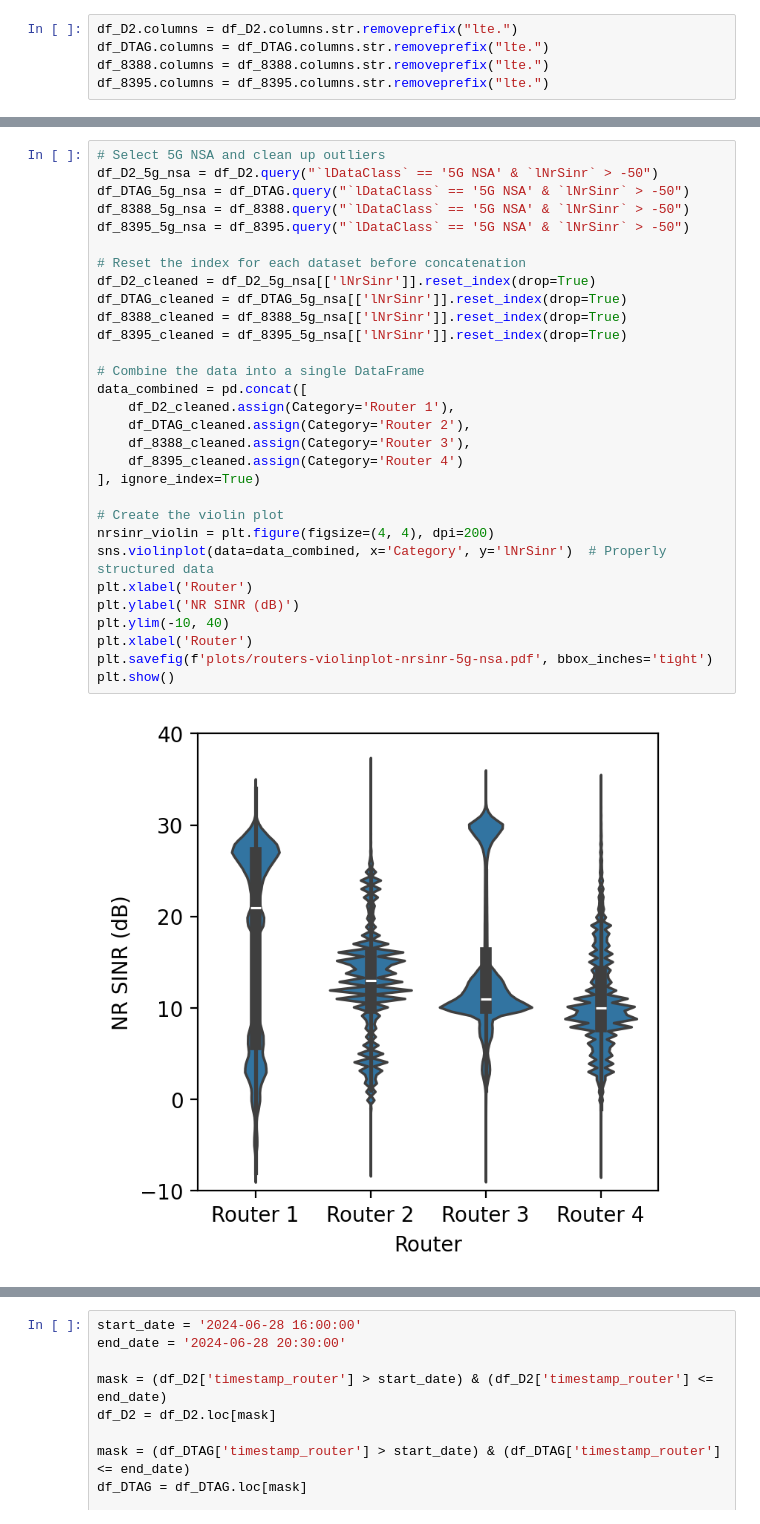
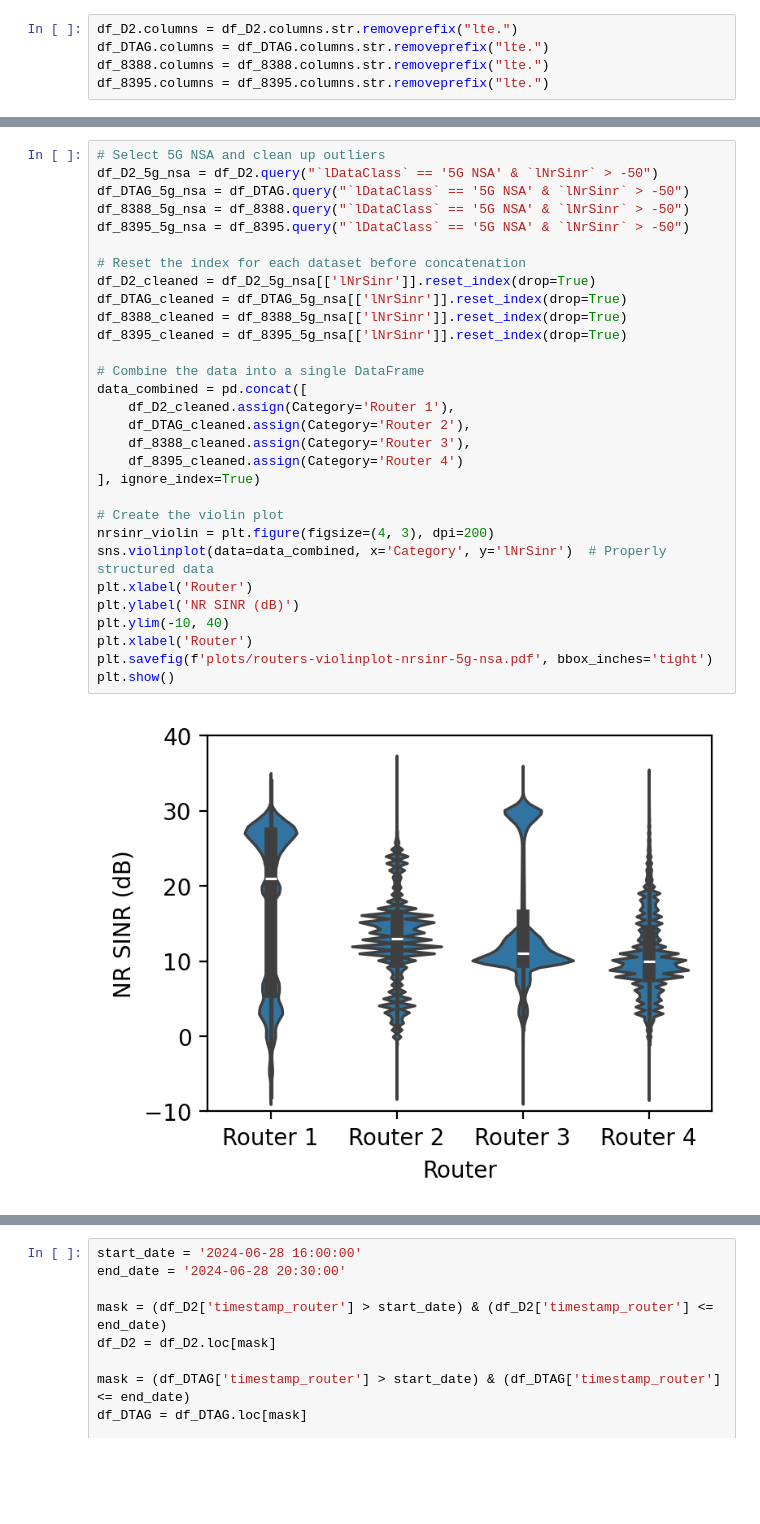
Before and after one commit to ds-kiel/Fjord5G, a Jupyter notebook: analysis-violin-plots.ipynb, the cells around one changed output, grey strips where cells are left out. Saved outputs shown, nothing was run; the diff lists cells and outputs as text; blank space fills up the shorter version.

```diff
--- a/analysis-violin-plots.ipynb
+++ b/analysis-violin-plots.ipynb
@@ -143,35 +143,35 @@ plt.show()
 # %%
 # Select 5G NSA and clean up outliers
 df_D2_5g_nsa = df_D2.query("`lDataClass` == '5G NSA' & `lNrSinr` > -50")
 df_DTAG_5g_nsa = df_DTAG.query("`lDataClass` == '5G NSA' & `lNrSinr` > -50")
 df_8388_5g_nsa = df_8388.query("`lDataClass` == '5G NSA' & `lNrSinr` > -50")
 df_8395_5g_nsa = df_8395.query("`lDataClass` == '5G NSA' & `lNrSinr` > -50")
 
 # Reset the index for each dataset before concatenation
 df_D2_cleaned = df_D2_5g_nsa[['lNrSinr']].reset_index(drop=True)
 df_DTAG_cleaned = df_DTAG_5g_nsa[['lNrSinr']].reset_index(drop=True)
 df_8388_cleaned = df_8388_5g_nsa[['lNrSinr']].reset_index(drop=True)
 df_8395_cleaned = df_8395_5g_nsa[['lNrSinr']].reset_index(drop=True)
 
 # Combine the data into a single DataFrame
 data_combined = pd.concat([
     df_D2_cleaned.assign(Category='Router 1'),
     df_DTAG_cleaned.assign(Category='Router 2'),
     df_8388_cleaned.assign(Category='Router 3'),
     df_8395_cleaned.assign(Category='Router 4')
 ], ignore_index=True)
 
 # Create the violin plot
-nrsinr_violin = plt.figure(figsize=(4, 4), dpi=200)
+nrsinr_violin = plt.figure(figsize=(4, 3), dpi=200)
 sns.violinplot(data=data_combined, x='Category', y='lNrSinr')  # Properly structured data
 plt.xlabel('Router')
 plt.ylabel('NR SINR (dB)')
 plt.ylim(-10, 40)
 plt.xlabel('Router')
 plt.savefig(f'plots/routers-violinplot-nrsinr-5g-nsa.pdf', bbox_inches='tight')
 plt.show()
 # %% [output]
-[figure, old version]
+[figure, new version]
 # %%
 # Select 5G SA and clean up outliers
 df_D2_5g_sa = df_D2.query("`lDataClass` == '5G SA' & `lSinr` > -50")
```
Also changed, not shown: parts of 4 cells of this notebook, 17 other files.
